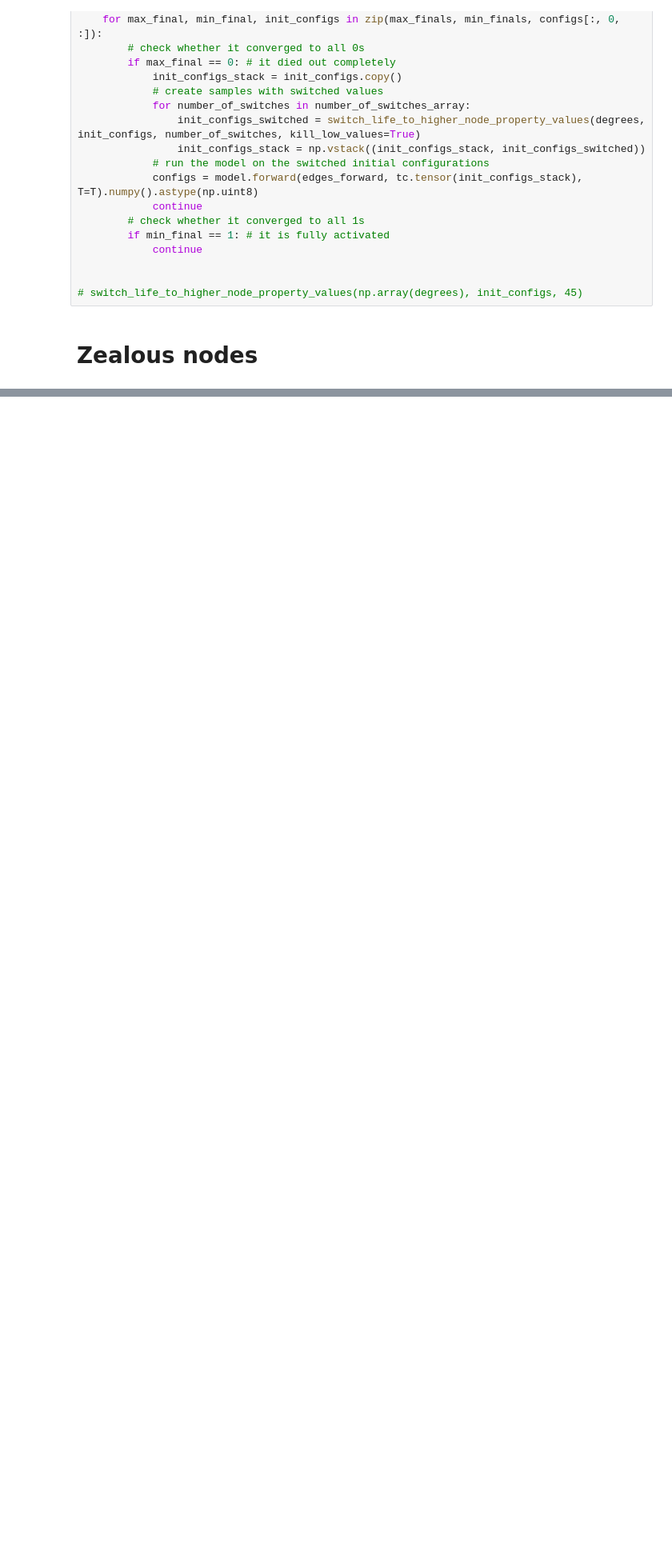
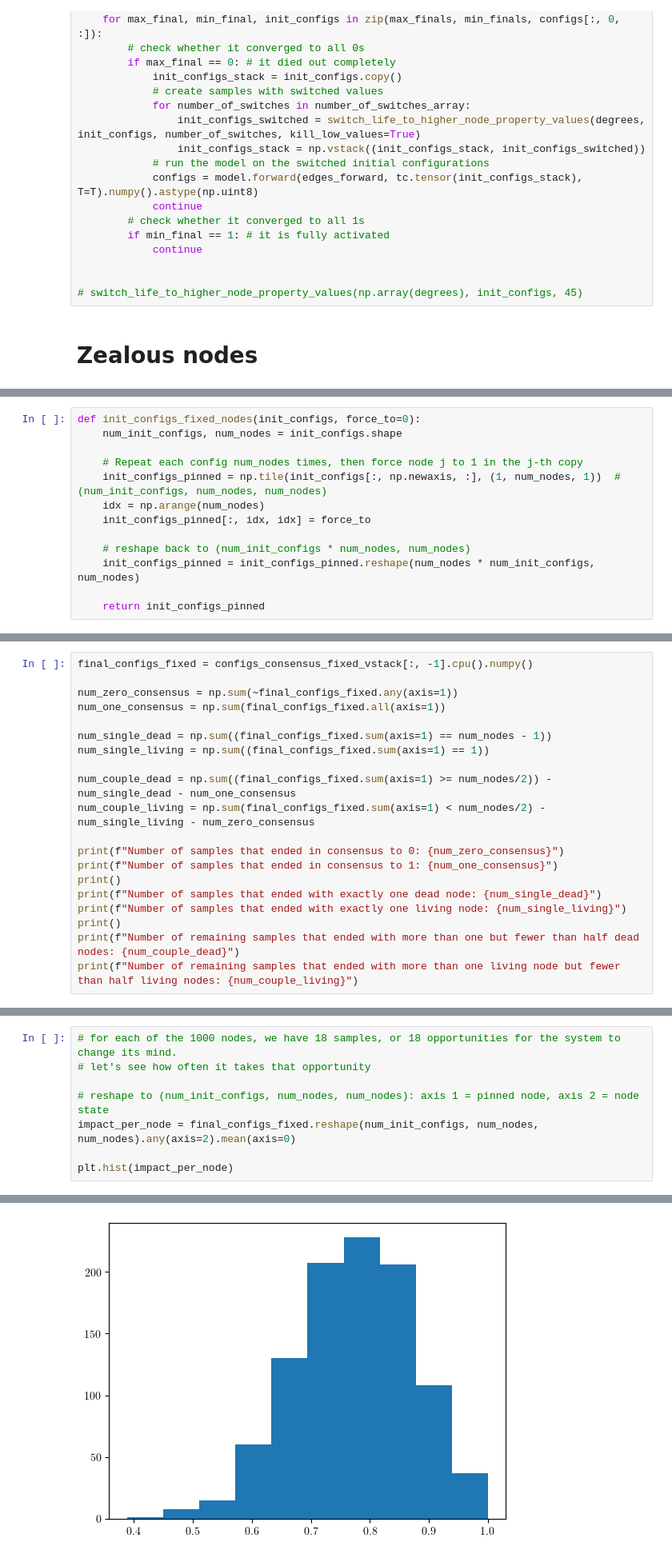
Before and after one commit to mrollier/network_automata_robustness, a Jupyter notebook: manuscript/impact_analysis-figures.ipynb, the cells around one changed output, grey strips where cells are left out. Shown at 80% size. Drawn from its saved outputs; the diff is of its cells as text; blank space fills up the shorter version.

```diff
--- a/manuscript/impact_analysis-figures.ipynb
+++ b/manuscript/impact_analysis-figures.ipynb
@@ -1810,0 +1877,13 @@ for _, data in tqdm(rule_488_464.items(), total=len(rule_488_464.items())):
+# %%
+def init_configs_fixed_nodes(init_configs, force_to=0):
+    num_init_configs, num_nodes = init_configs.shape
+
+    # Repeat each config num_nodes times, then force node j to 1 in the j-th copy
+    init_configs_pinned = np.tile(init_configs[:, np.newaxis, :], (1, num_nodes, 1))  # (num_init_configs, num_nodes, num_nodes)
+    idx = np.arange(num_nodes)
+    init_configs_pinned[:, idx, idx] = force_to
+
+    # reshape back to (num_init_configs * num_nodes, num_nodes)
+    init_configs_pinned = init_configs_pinned.reshape(num_nodes * num_init_configs, num_nodes)
+
+    return init_configs_pinned
@@ -1810,0 +1940,20 @@ for _, data in tqdm(rule_488_464.items(), total=len(rule_488_464.items())):
+# %%
+final_configs_fixed = configs_consensus_fixed_vstack[:, -1].cpu().numpy()
+
+num_zero_consensus = np.sum(~final_configs_fixed.any(axis=1))
+num_one_consensus = np.sum(final_configs_fixed.all(axis=1))
+
+num_single_dead = np.sum((final_configs_fixed.sum(axis=1) == num_nodes - 1))
+num_single_living = np.sum((final_configs_fixed.sum(axis=1) == 1))
+
+num_couple_dead = np.sum((final_configs_fixed.sum(axis=1) >= num_nodes/2)) - num_single_dead - num_one_consensus
+num_couple_living = np.sum(final_configs_fixed.sum(axis=1) < num_nodes/2) - num_single_living - num_zero_consensus
+
+print(f"Number of samples that ended in consensus to 0: {num_zero_consensus}")
+print(f"Number of samples that ended in consensus to 1: {num_one_consensus}")
+print()
+print(f"Number of samples that ended with exactly one dead node: {num_single_dead}")
+print(f"Number of samples that ended with exactly one living node: {num_single_living}")
+print()
+print(f"Number of remaining samples that ended with more than one but fewer than half dead nodes: {num_couple_dead}")
+print(f"Number of remaining samples that ended with more than one living node but fewer than half living nodes: {num_couple_living}")
@@ -1810,0 +1969,9 @@ for _, data in tqdm(rule_488_464.items(), total=len(rule_488_464.items())):
+# %%
+# for each of the 1000 nodes, we have 18 samples, or 18 opportunities for the system to change its mind.
+# let's see how often it takes that opportunity
+
+# reshape to (num_init_configs, num_nodes, num_nodes): axis 1 = pinned node, axis 2 = node state
+impact_per_node = final_configs_fixed.reshape(num_init_configs, num_nodes, num_nodes).any(axis=2).mean(axis=0)
+
+plt.hist(impact_per_node)
+# %% [output]
@@ -1810,0 +1983 @@ for _, data in tqdm(rule_488_464.items(), total=len(rule_488_464.items())):
+[figure, added]
```
Also changed, not shown: parts of 10 cells of this notebook.
